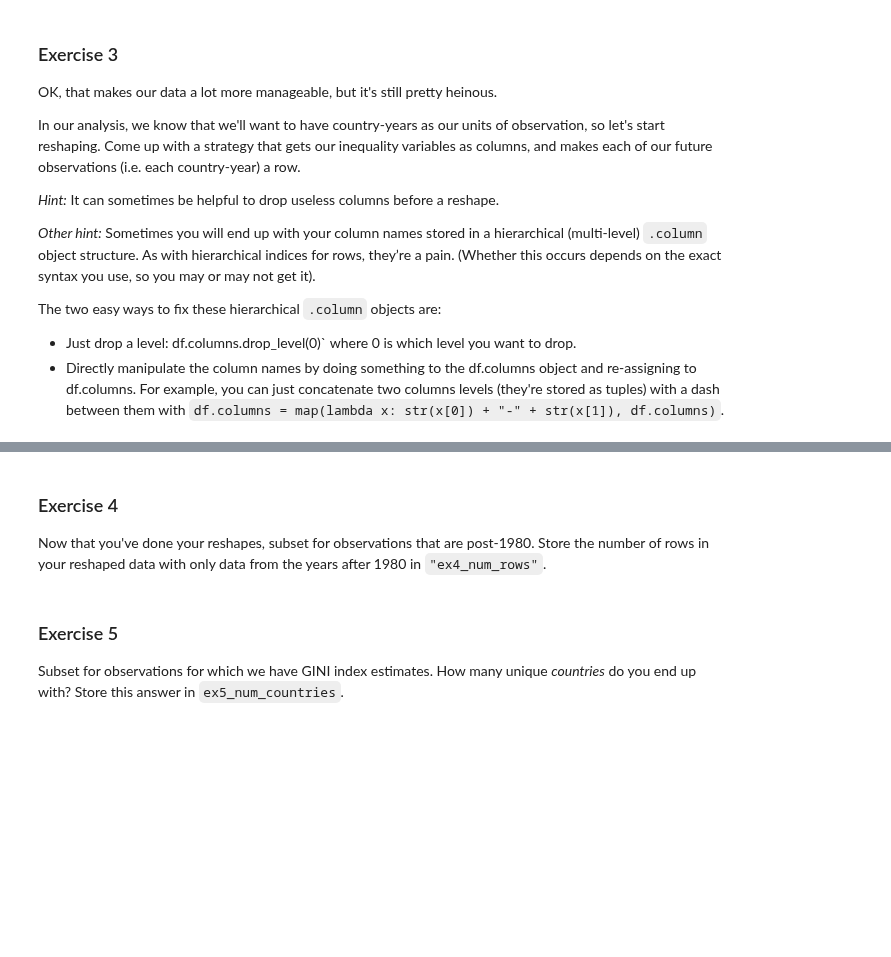
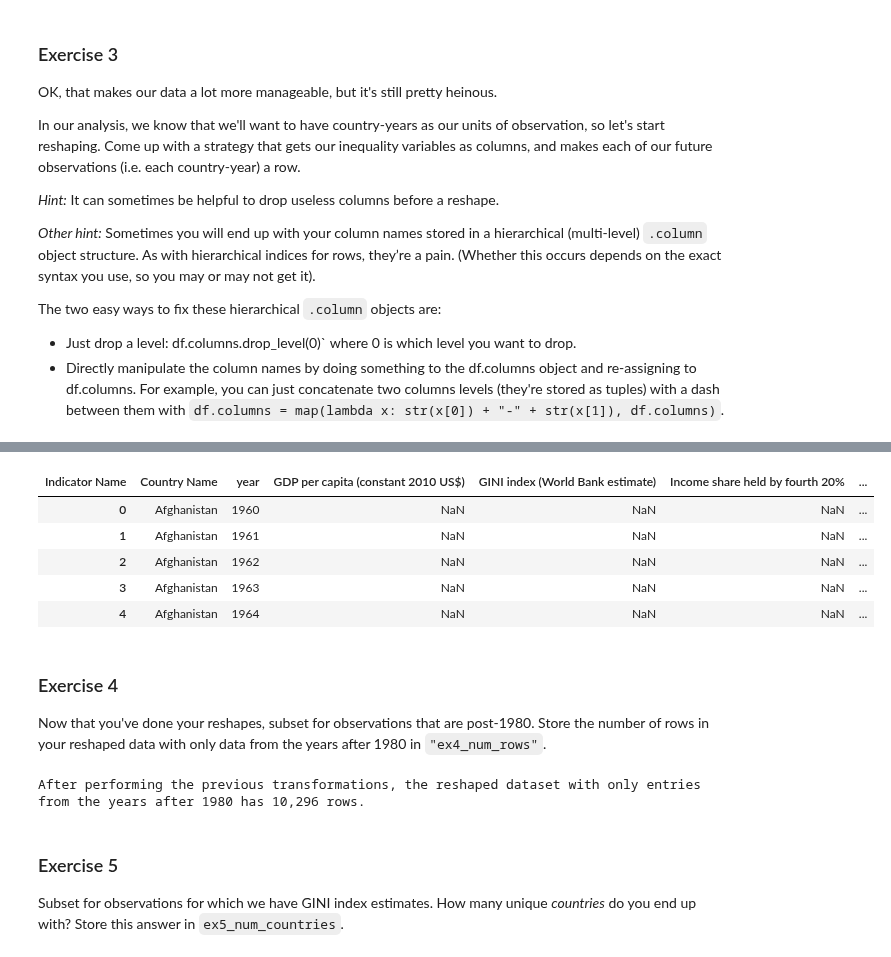
Before and after one commit to BarbaraPFloresRios/IDS720_PracticalDataScience, a Jupyter notebook: 20231109_ExerciseReshaping/Exercise_reshaping.ipynb, the cells around one changed output, grey strips where cells are left out. Drawn from its saved outputs; the diff is of its cells as text; code cells hidden in the pictures; blank space fills up the shorter version.

```diff
--- a/20231109_ExerciseReshaping/Exercise_reshaping.ipynb
+++ b/20231109_ExerciseReshaping/Exercise_reshaping.ipynb
@@ -107,7 +115,7 @@ Name: Indicator Name, Length: 1599, dtype: int64
 # %% [markdown]
 <span style="color: #008080">*After thorough examination of our 264 variables, we have narrowed it down to 9 select variables that will be utilized for the remainder of the exercise.*</span>
 # %%
-selected_variables = [
+selected_indicators = [
     "GDP per capita (constant 2010 US$)",
     "GINI index (World Bank estimate)",
     "Income share held by fourth 20%",
@@ -119,10 +127,11 @@ selected_variables = [
     "Income share held by third 20%",
 ]
 
-filtered_WDI_Data = WDI_Data[WDI_Data["Indicator Name"].isin(
-    selected_variables)]
+filtered_indicator_WDI_Data = WDI_Data[
+    WDI_Data["Indicator Name"].isin(selected_indicators)
+]
 
-filtered_WDI_Data.head(1)
+filtered_indicator_WDI_Data.head(1)
 # %% [output]
 |  | Country Name | Country Code | Indicator Name | Indicator Code | 1960 | 1961 | 1962 | 1963 | ... |
 | 520 | Arab World | ARB | GDP per capita (constant 2010 US$) | NY.GDP.PCAP.KD | NaN | NaN | NaN | NaN | ... |
@@ -153,0 +165,6 @@ The two easy ways to fix these hierarchical `.column` objects are:
+# %%
+columns_to_drop = ["Country Code", "Indicator Code", "Unnamed: 63"]
+filtered_indicator_WDI_Data = filtered_indicator_WDI_Data.drop(
+    columns_to_drop, axis=1)
+
+filtered_indicator_WDI_Data.head(2)
@@ -153,0 +178,6 @@ The two easy ways to fix these hierarchical `.column` objects are:
+# %%
+long_filtered_indicator_WDI_Data = filtered_indicator_WDI_Data.melt(
+    id_vars=["Country Name", "Indicator Name"], var_name="year"
+)
+
+long_filtered_indicator_WDI_Data.head()
@@ -154,7 +191,35 @@ The two easy ways to fix these hierarchical `.column` objects are:
+# %%
+wide_filtered_indicator_WDI_Data = long_filtered_indicator_WDI_Data.pivot(
+    index=["Country Name", "year"], columns="Indicator Name", values="value"
+).reset_index()
+
+wide_filtered_indicator_WDI_Data.head()
+# %% [output]
+| Indicator Name | Country Name | year | GDP per capita (constant 2010 US$) | GINI index (World Bank estimate) | Income share held by fourth 20% | ... |
+| 0 | Afghanistan | 1960 | NaN | NaN | NaN | ... |
+| 1 | Afghanistan | 1961 | NaN | NaN | NaN | ... |
+| 2 | Afghanistan | 1962 | NaN | NaN | NaN | ... |
+| 3 | Afghanistan | 1963 | NaN | NaN | NaN | ... |
+| 4 | Afghanistan | 1964 | NaN | NaN | NaN | ... |
 # %% [markdown]
 ### Exercise 4
 
 Now that you've done your reshapes, subset for observations that are post-1980. Store the number of rows in your reshaped data with only data from the years after 1980 in `"ex4_num_rows"`.
+# %%
+# "Even though 'year' is a string, it is possible to filter by >= '1980' since alphabetical order serves the same purpose in this case."
+
+WDI_Data_1980_2018 = wide_filtered_indicator_WDI_Data[
+    wide_filtered_indicator_WDI_Data["year"] >= "1980"
+]
+
+ex4_num_rows = len(WDI_Data_1980_2018)
+results["ex4_num_rows"] = ex4_num_rows
+
+print(
+    f"After performing the previous transformations, the reshaped dataset with only entries from the years after 1980 has {ex4_num_rows:,} rows."
+)
+# %% [output]
+After performing the previous transformations, the reshaped dataset with only entries from the years after 1980 has 10,296 rows.
 # %% [markdown]
 ### Exercise 5
 
```
Also changed, not shown: parts of 8 cells of this notebook, 1 other file.
